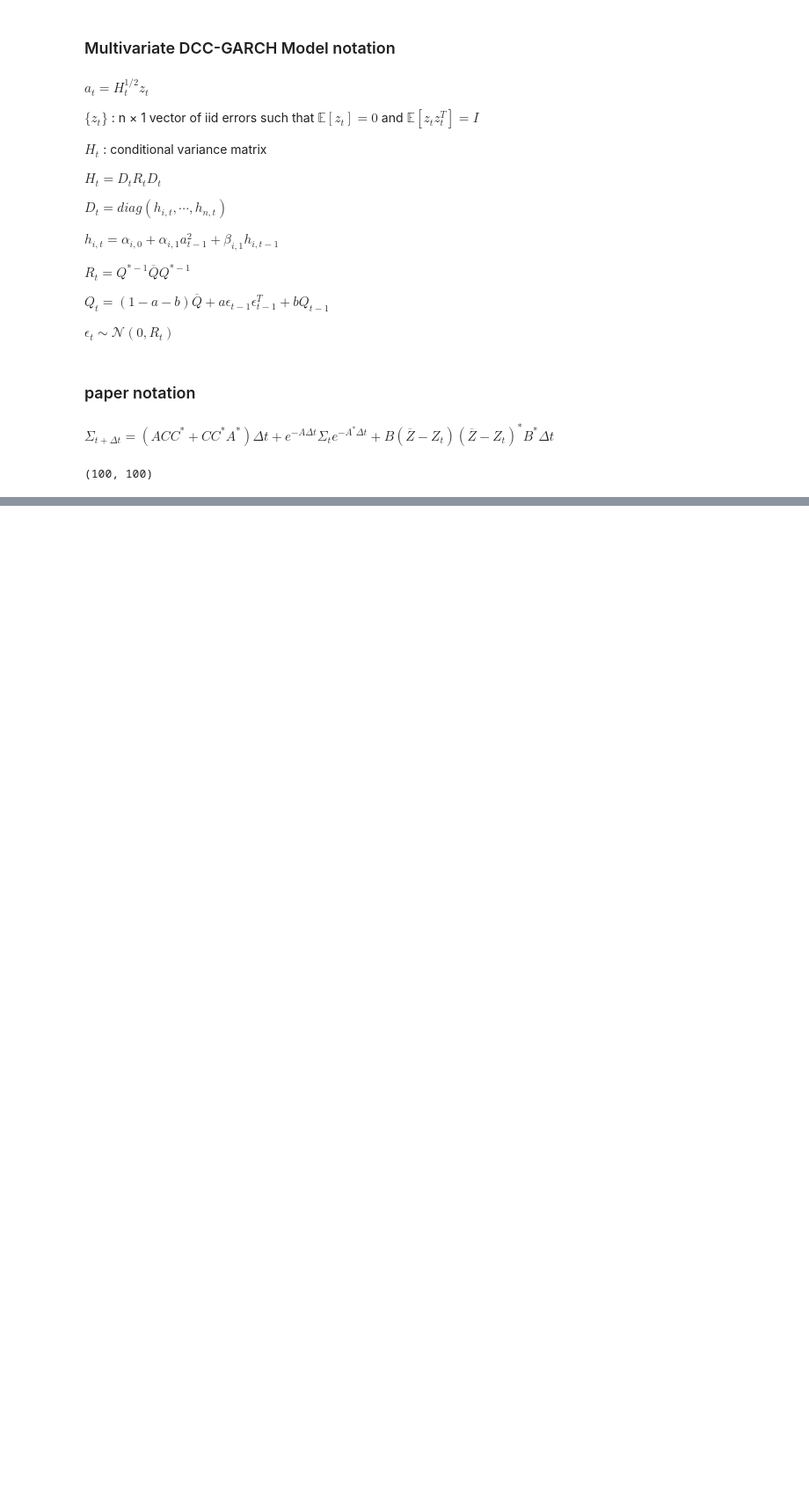
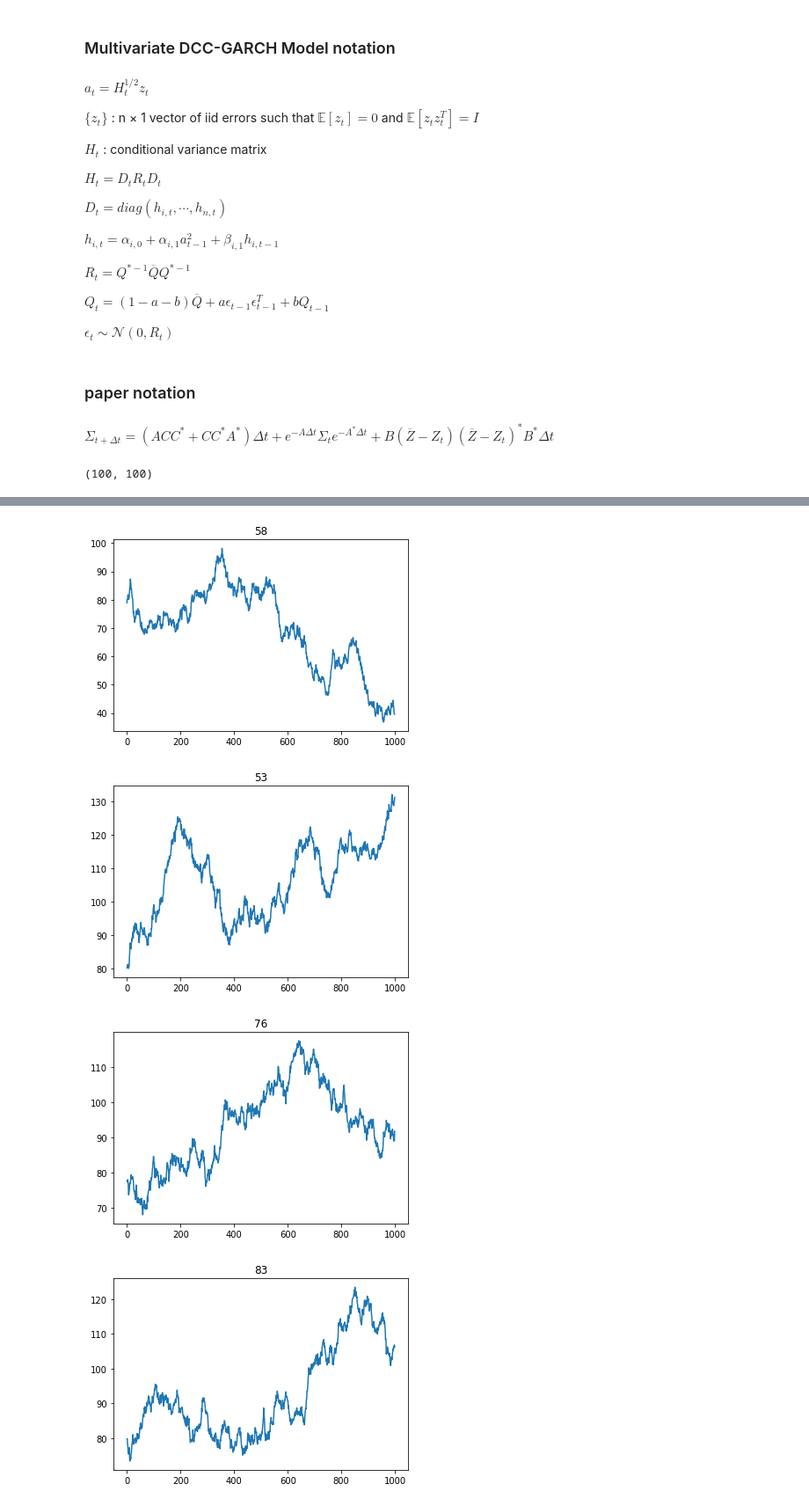
Before and after one commit to zm922/sum19, a Jupyter notebook: generate_data.ipynb, the cells around one changed output, grey strips where cells are left out. Shown: that part at 88% size. Cells and saved outputs as stored; diff of their text form; code cells hidden in the pictures; blank space fills up the shorter version.

```diff
--- a/generate_data.ipynb
+++ b/generate_data.ipynb
@@ -176,0 +184,14 @@ if True:
+# %%
+#compare 40 plots
+x = np.random.randint(low=0,high=returns_close.shape[1],size=10)
+
+if True:
+    for i in x:
+        plt.figure(i)
+        plt.plot(returns_close[:,i])
+        plt.title(i)
+# %% [output]
+[figure, added]
+[figure, added]
+[figure, added]
+[figure, added]
```
Also changed, not shown: parts of 8 cells of this notebook, 17 other files.
